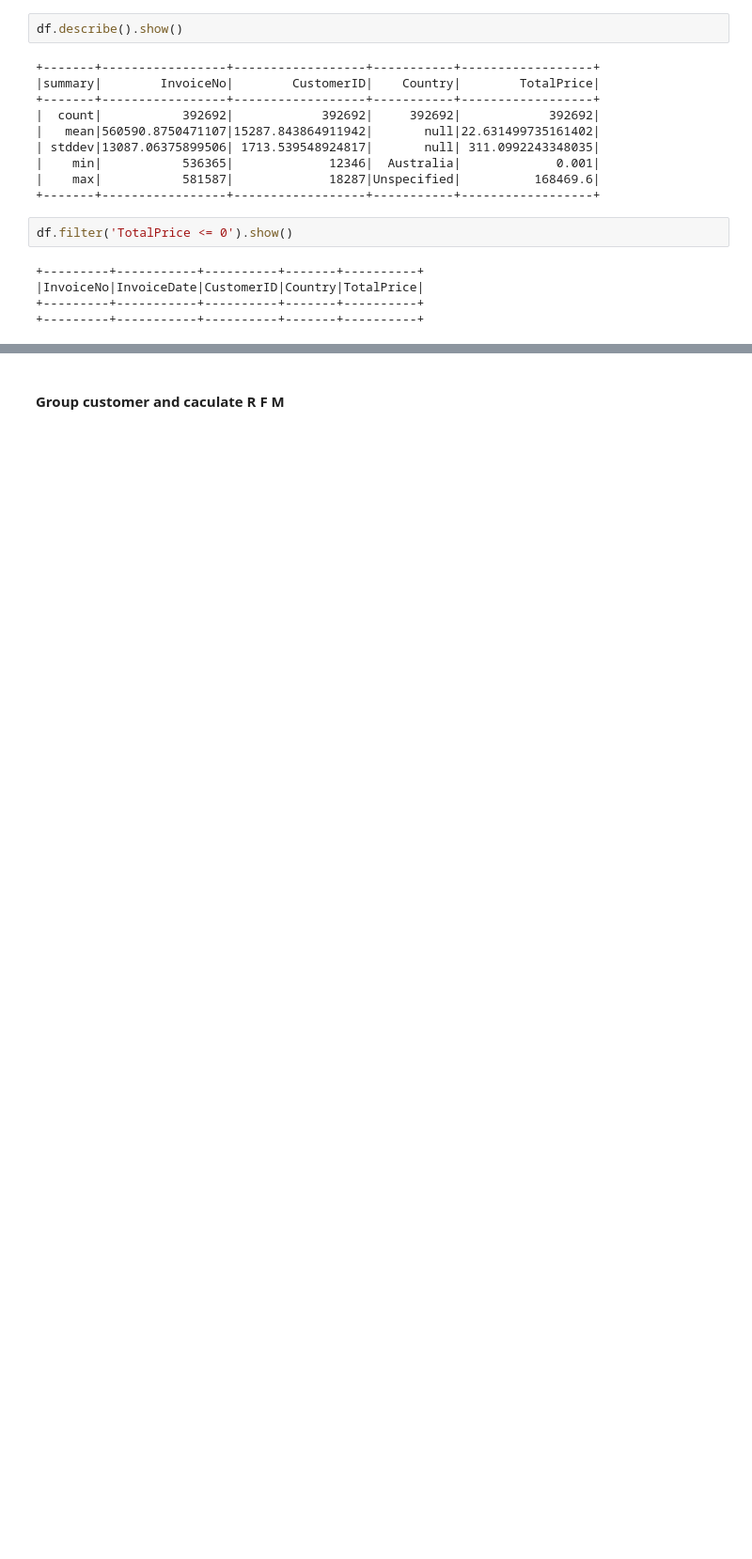
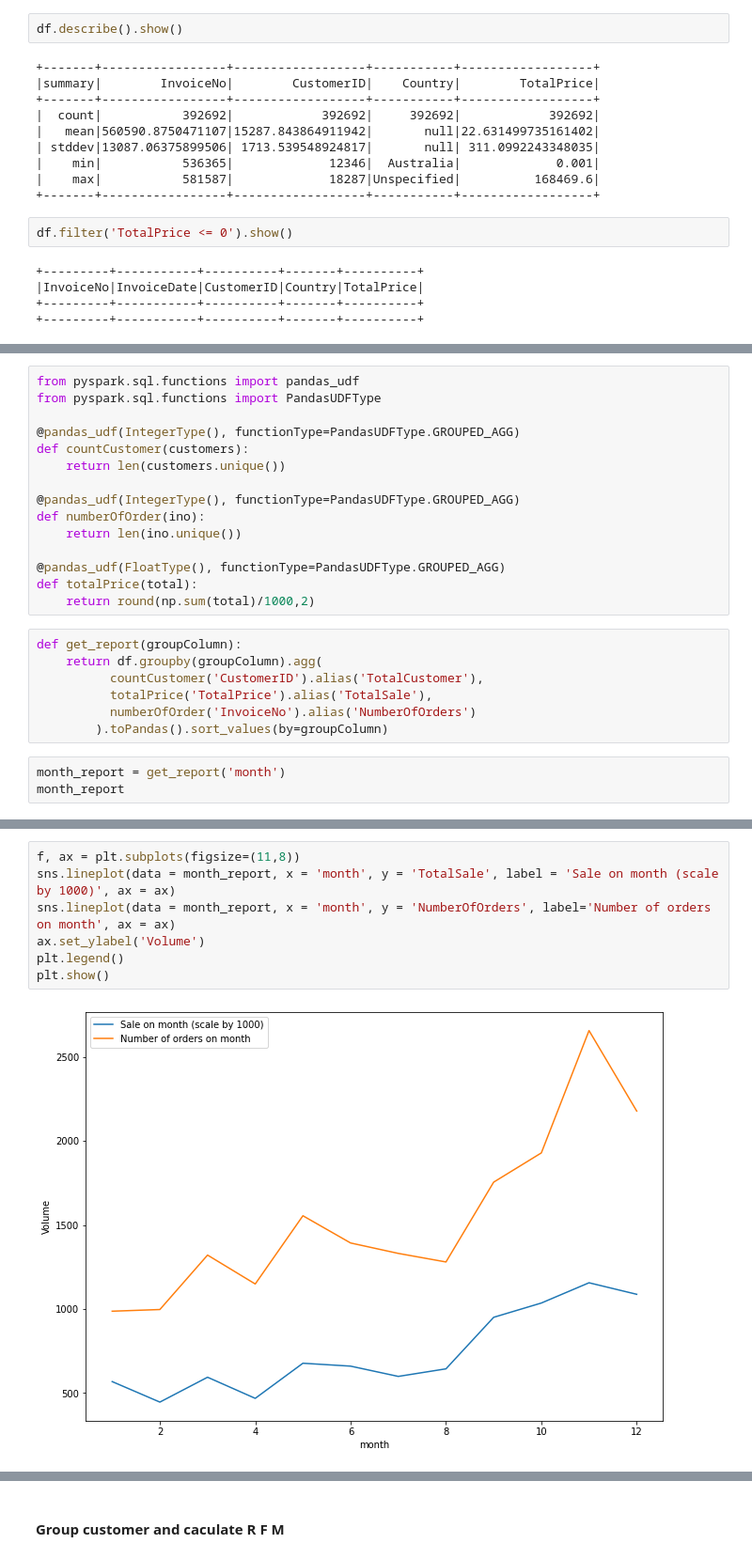
Before and after one commit to minhquan23102000/Data-Science-Project---RFM-Segmentation-Analysys---Online-Retail-Shopping, a Jupyter notebook: Step3_PreprocessingData.ipynb, the cells around one changed output, grey strips where cells are left out. Shown at 94% size. Saved outputs shown, nothing was run; the diff lists cells and outputs as text; blank space fills up the shorter version.

```diff
--- a/Step3_PreprocessingData.ipynb
+++ b/Step3_PreprocessingData.ipynb
@@ -277,0 +289,25 @@ df.filter('TotalPrice <= 0').show()
+# %%
+from pyspark.sql.functions import pandas_udf
+from pyspark.sql.functions import PandasUDFType
+
+@pandas_udf(IntegerType(), functionType=PandasUDFType.GROUPED_AGG)
+def countCustomer(customers):
+    return len(customers.unique())
+
+@pandas_udf(IntegerType(), functionType=PandasUDFType.GROUPED_AGG)
+def numberOfOrder(ino):
+    return len(ino.unique())
+
+@pandas_udf(FloatType(), functionType=PandasUDFType.GROUPED_AGG)
+def totalPrice(total):
+    return round(np.sum(total)/1000,2)
+# %%
+def get_report(groupColumn):
+    return df.groupby(groupColumn).agg(
+          countCustomer('CustomerID').alias('TotalCustomer'),
+          totalPrice('TotalPrice').alias('TotalSale'),
+          numberOfOrder('InvoiceNo').alias('NumberOfOrders')
+        ).toPandas().sort_values(by=groupColumn)
+# %%
+month_report = get_report('month')
+month_report
@@ -277,0 +328,9 @@ df.filter('TotalPrice <= 0').show()
+# %%
+f, ax = plt.subplots(figsize=(11,8))
+sns.lineplot(data = month_report, x = 'month', y = 'TotalSale', label = 'Sale on month (scale by 1000)', ax = ax)
+sns.lineplot(data = month_report, x = 'month', y = 'NumberOfOrders', label='Number of orders on month', ax = ax)
+ax.set_ylabel('Volume')
+plt.legend()
+plt.show()
+# %% [output]
+[figure, added]
```
Also changed, not shown: parts of 25 cells of this notebook, 3 other files.
